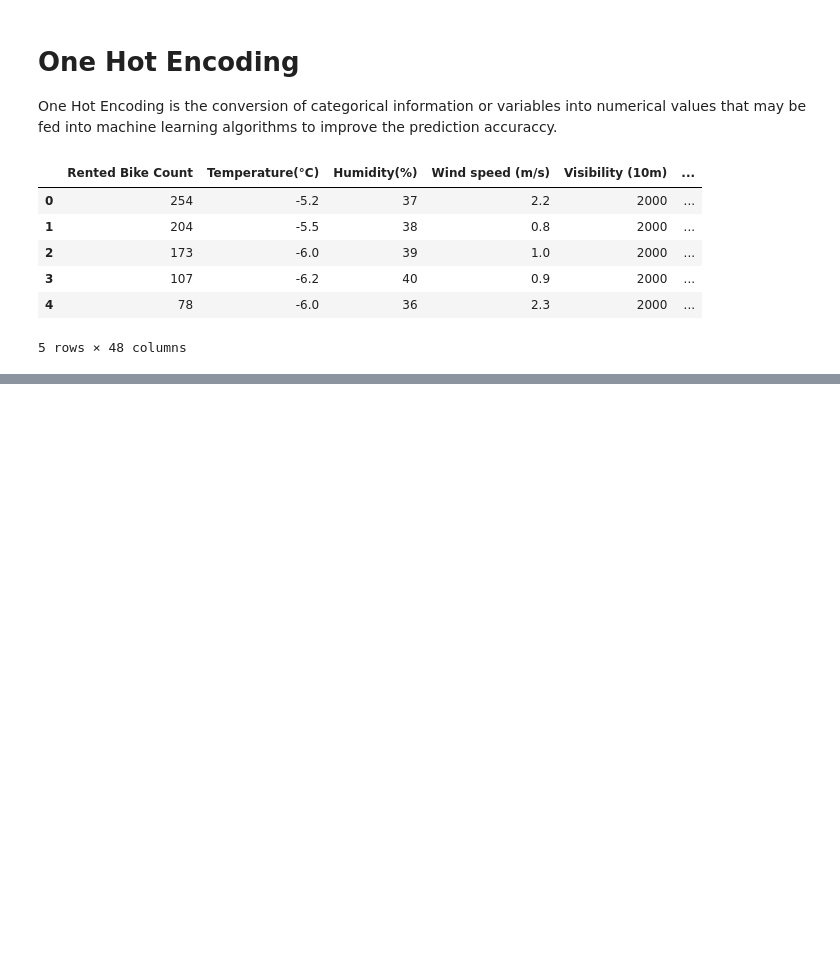
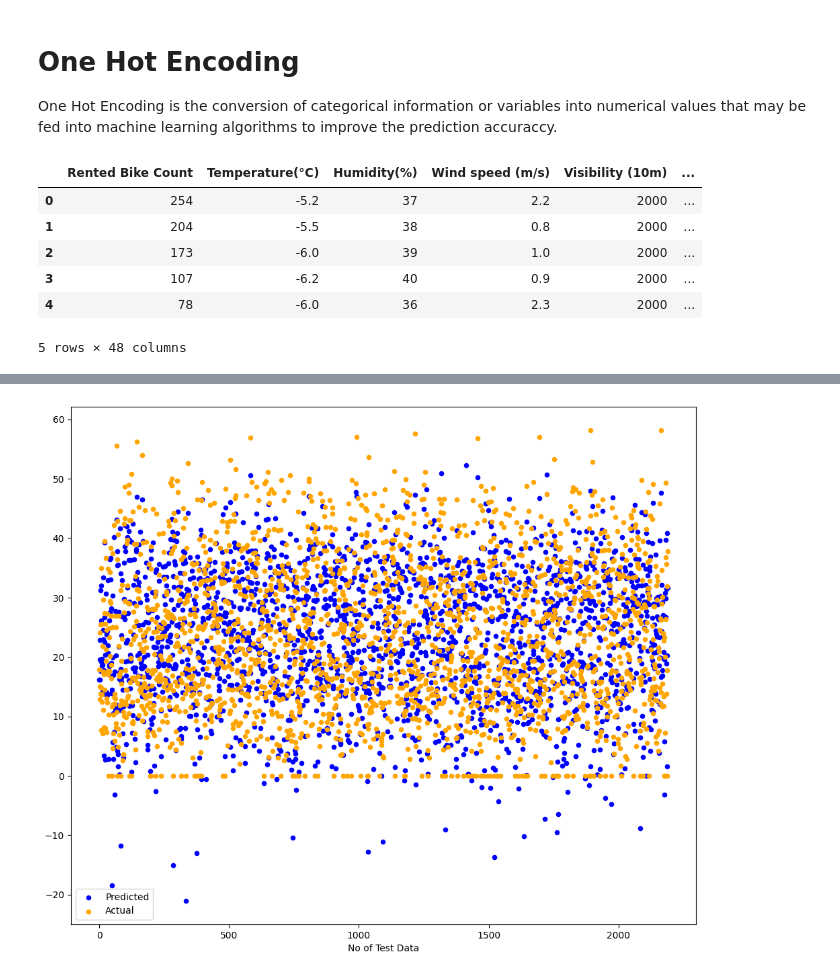
Before and after one commit to kumarsinghashu/Bike-sharing-demand-prediction, a Jupyter notebook: Bike_Sharing_Demand_Prediction_Capstone_Project_.ipynb, the cells around one changed output, grey strips where cells are left out. Cells and saved outputs as stored; diff of their text form; code cells hidden in the pictures; blank space fills up the shorter version.

```diff
--- a/Bike_Sharing_Demand_Prediction_Capstone_Project_.ipynb
+++ b/Bike_Sharing_Demand_Prediction_Capstone_Project_.ipynb
@@ -837,0 +1006,9 @@ Bike_df_copy.head()
+# %%
+plt.figure(figsize=(12,10))
+plt.scatter(range(len(y_pred_test)), y_pred_test, s=20, c='blue', label='Predicted')
+plt.scatter(range(len(y_test)), y_test, s=20, c='orange', label='Actual')
+plt.legend()
+plt.xlabel('No of Test Data')
+plt.show()
+# %% [output]
+[figure, added]
```
Also changed, not shown: parts of 18 cells of this notebook.
